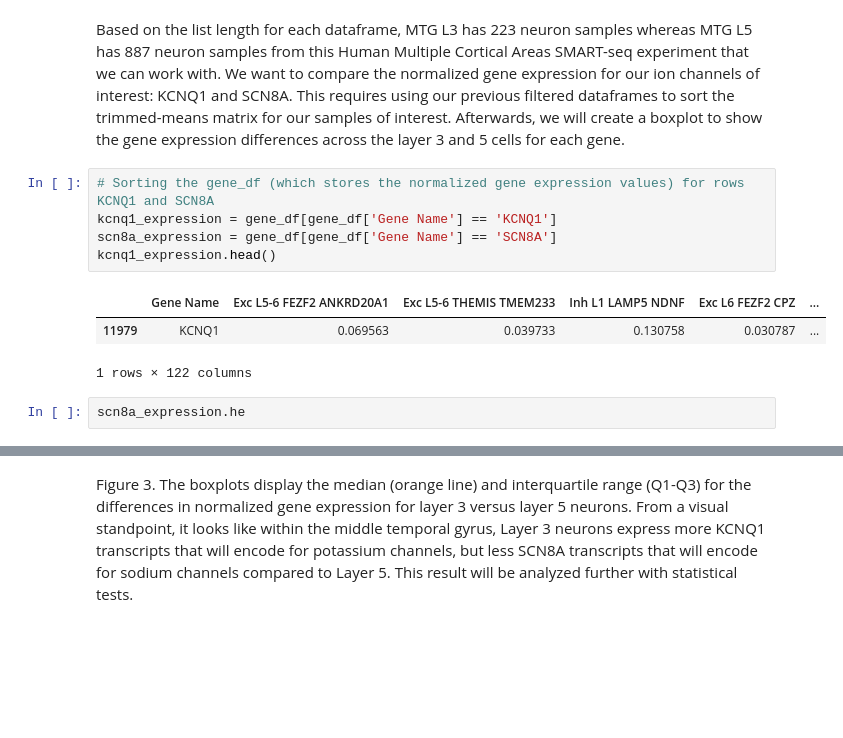
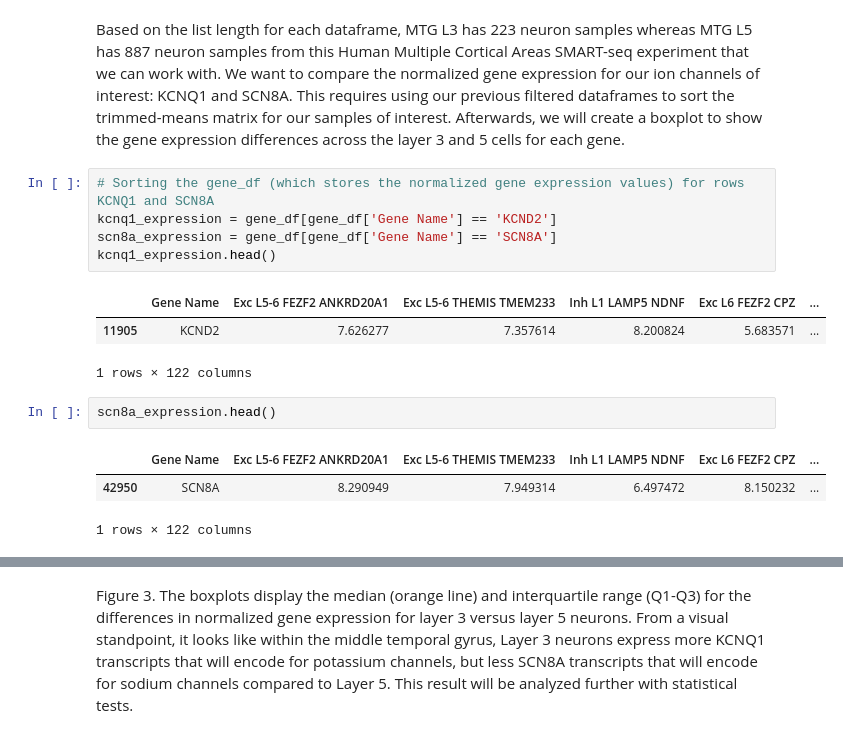
Before and after one commit to cbn003/CellTypes, a Jupyter notebook: CellTypesProject.ipynb, the cells around one changed output, grey strips where cells are left out. Drawn from its saved outputs; the diff is of its cells as text; blank space fills up the shorter version.

```diff
--- a/CellTypesProject.ipynb
+++ b/CellTypesProject.ipynb
@@ -287,14 +287,18 @@ Number of Neurons in Layer 5: 887
 Based on the list length for each dataframe, MTG L3 has 223 neuron samples whereas MTG L5 has 887 neuron samples from this Human Multiple Cortical Areas SMART-seq experiment that we can work with. We want to compare the normalized gene expression for our ion channels of interest: KCNQ1 and SCN8A. This requires using our previous filtered dataframes to sort the trimmed-means matrix for our samples of interest. Afterwards, we will create a boxplot to show the gene expression differences across the layer 3 and 5 cells for each gene.
 # %%
 # Sorting the gene_df (which stores the normalized gene expression values) for rows KCNQ1 and SCN8A
-kcnq1_expression = gene_df[gene_df['Gene Name'] == 'KCNQ1']
+kcnq1_expression = gene_df[gene_df['Gene Name'] == 'KCND2']
 scn8a_expression = gene_df[gene_df['Gene Name'] == 'SCN8A']
 kcnq1_expression.head()
 # %% [output]
 |  | Gene Name | Exc L5-6 FEZF2 ANKRD20A1 | Exc L5-6 THEMIS TMEM233 | Inh L1 LAMP5 NDNF | Exc L6 FEZF2 CPZ | ... |
-| 11979 | KCNQ1 | 0.069563 | 0.039733 | 0.130758 | 0.030787 | ... |
+| 11905 | KCND2 | 7.626277 | 7.357614 | 8.200824 | 5.683571 | ... |
 1 rows × 122 columns
 # %%
-scn8a_expression.he
+scn8a_expression.head()
+# %% [output]
+|  | Gene Name | Exc L5-6 FEZF2 ANKRD20A1 | Exc L5-6 THEMIS TMEM233 | Inh L1 LAMP5 NDNF | Exc L6 FEZF2 CPZ | ... |
+| 42950 | SCN8A | 8.290949 | 7.949314 | 6.497472 | 8.150232 | ... |
+1 rows × 122 columns
 # %%
 # Using the simplified KCNQ1 and SCN8A gene expression dataframes to filter only for cells present in Layer 3 and Layer 5
```
Also changed, not shown: parts of 3 cells of this notebook.
